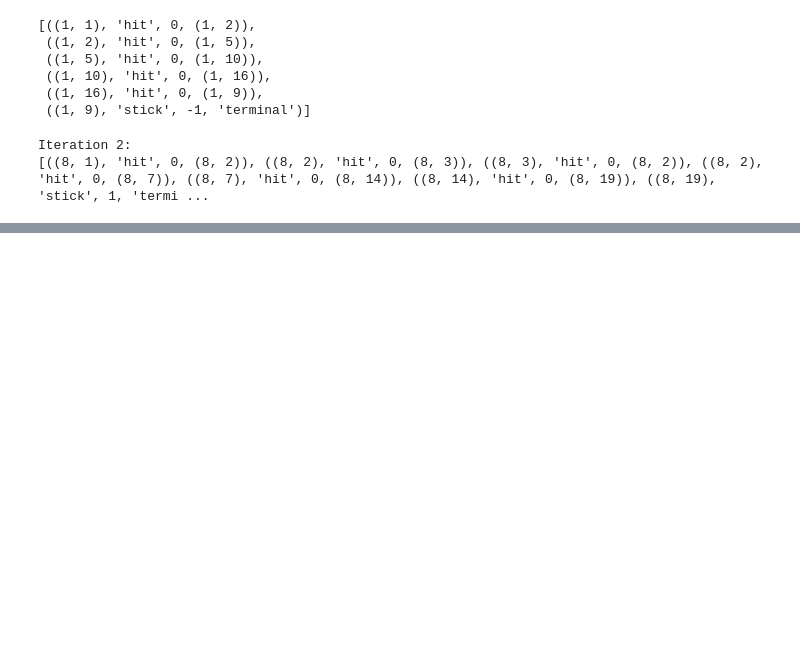
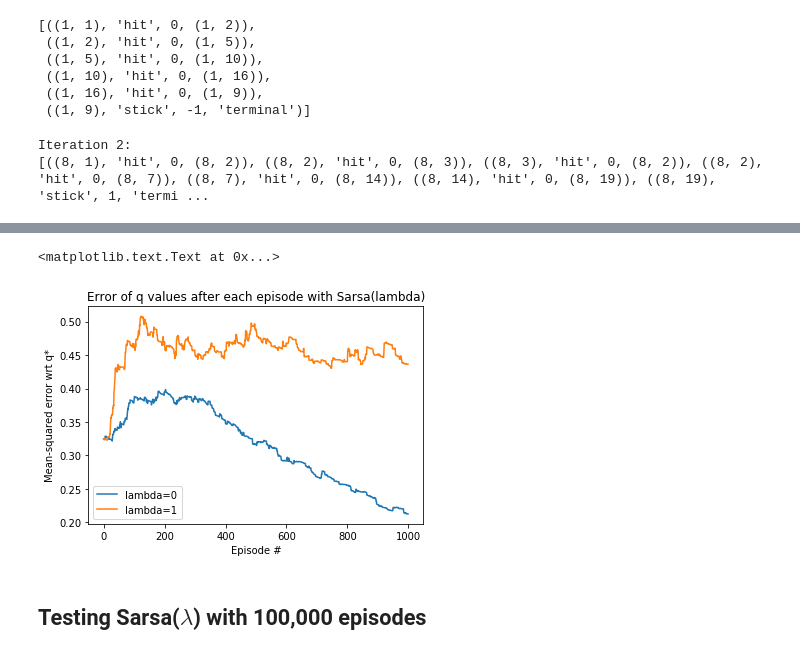
Before and after one commit to kwong22/easy21, a Jupyter notebook: easy21.ipynb, the cells around one changed output, grey strips where cells are left out. Cells and saved outputs as stored; diff of their text form; code cells hidden in the pictures; blank space fills up the shorter version.

```diff
--- a/easy21.ipynb
+++ b/easy21.ipynb
@@ -327,0 +509,18 @@ plot_optimal_val_fn(q)
+# %%
+# Calculate mean-squared errors for the action-value functions between episodes for lambda=0
+mse_episodic_0 = [np.mean((q_val - q)**2) for q_val in q_lists[0]]
+
+# Calculate mean-squared errors for the action-value functions between episodes for lambda=1
+mse_episodic_1 = [np.mean((q_val - q)**2) for q_val in q_lists[-1]]
+
+plt.plot(range(1000), mse_episodic_0, label='lambda=0')
+plt.plot(range(1000), mse_episodic_1, label='lambda=1')
+plt.legend(loc='best')
+plt.xlabel('Episode #')
+plt.ylabel('Mean-squared error wrt q*')
+plt.title('Error of q values after each episode with Sarsa(lambda)')
+# %% [output]
+<matplotlib.text.Text at 0x...>
+[figure, added]
+# %% [markdown]
+## Testing Sarsa($\lambda$) with 100,000 episodes
```
Also changed, not shown: parts of 14 cells of this notebook.
